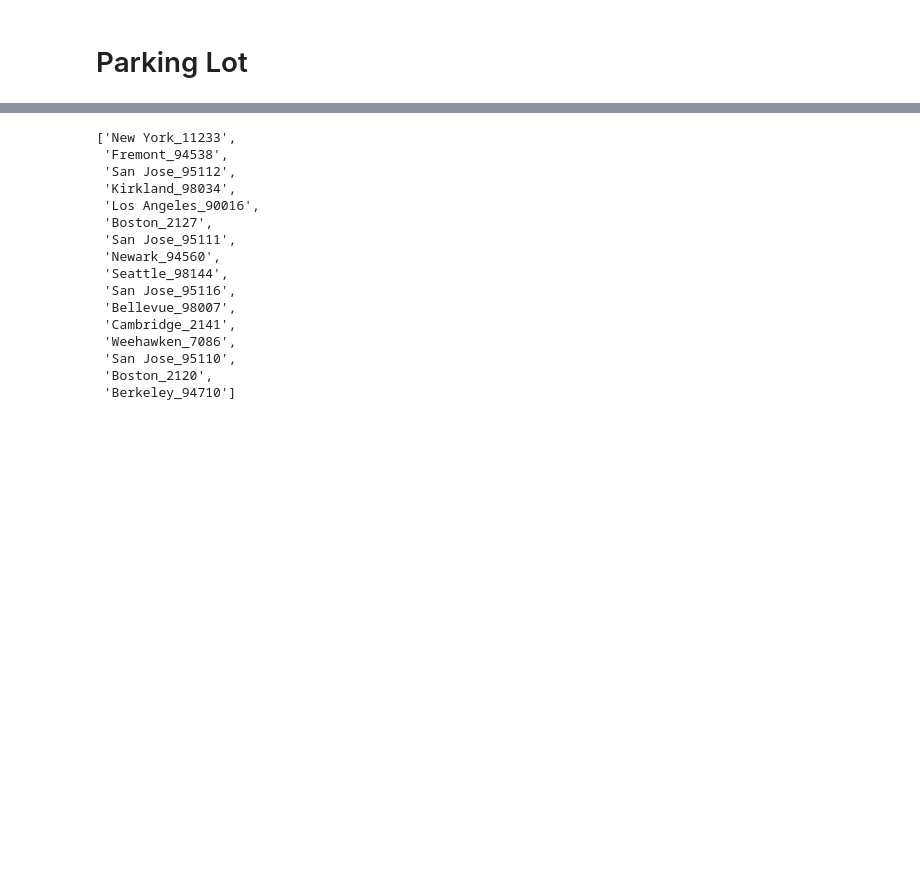
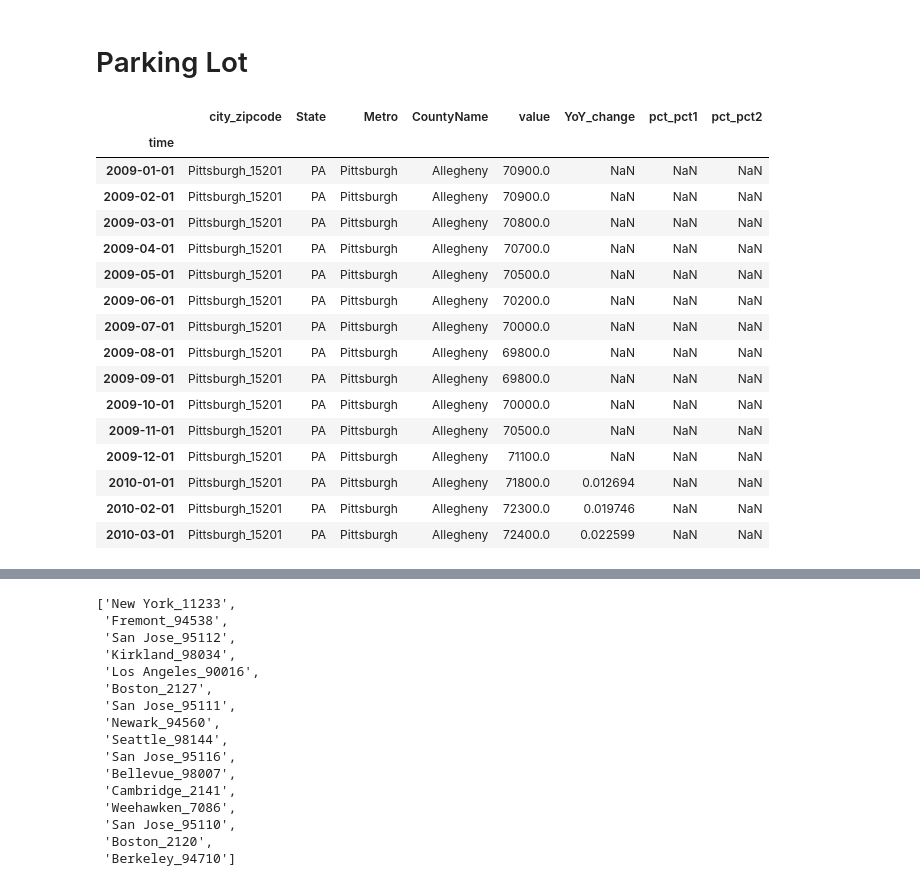
Before and after one commit to rab175/dsc-mod-4-project-online-ds-pt-071519, a Jupyter notebook: Mod 4 Project Notebook.ipynb, the cells around one changed output, grey strips where cells are left out. Cells and saved outputs as stored; diff of their text form; code cells hidden in the pictures; blank space fills up the shorter version.

```diff
--- a/Mod 4 Project Notebook.ipynb
+++ b/Mod 4 Project Notebook.ipynb
@@ -746,2 +746,25 @@ plot_avg_YoY(top_med_ts)
 # %% [markdown]
 # Parking Lot
+# %%
+tester = top_low_ts['Pittsburgh_15201']
+tester['pct_pct1'] = tester['YoY_change'].diff(periods=3)
+tester['pct_pct2'] = tester['YoY_change'].diff(periods=12)
+tester.head(15)
+# %% [output]
+|  | city_zipcode | State | Metro | CountyName | value | YoY_change | pct_pct1 | pct_pct2 |
+| time |  |  |  |  |  |  |  |  |
+| 2009-01-01 | Pittsburgh_15201 | PA | Pittsburgh | Allegheny | 70900.0 | NaN | NaN | NaN |
+| 2009-02-01 | Pittsburgh_15201 | PA | Pittsburgh | Allegheny | 70900.0 | NaN | NaN | NaN |
+| 2009-03-01 | Pittsburgh_15201 | PA | Pittsburgh | Allegheny | 70800.0 | NaN | NaN | NaN |
+| 2009-04-01 | Pittsburgh_15201 | PA | Pittsburgh | Allegheny | 70700.0 | NaN | NaN | NaN |
+| 2009-05-01 | Pittsburgh_15201 | PA | Pittsburgh | Allegheny | 70500.0 | NaN | NaN | NaN |
+| 2009-06-01 | Pittsburgh_15201 | PA | Pittsburgh | Allegheny | 70200.0 | NaN | NaN | NaN |
+| 2009-07-01 | Pittsburgh_15201 | PA | Pittsburgh | Allegheny | 70000.0 | NaN | NaN | NaN |
+| 2009-08-01 | Pittsburgh_15201 | PA | Pittsburgh | Allegheny | 69800.0 | NaN | NaN | NaN |
+| 2009-09-01 | Pittsburgh_15201 | PA | Pittsburgh | Allegheny | 69800.0 | NaN | NaN | NaN |
+| 2009-10-01 | Pittsburgh_15201 | PA | Pittsburgh | Allegheny | 70000.0 | NaN | NaN | NaN |
+| 2009-11-01 | Pittsburgh_15201 | PA | Pittsburgh | Allegheny | 70500.0 | NaN | NaN | NaN |
+| 2009-12-01 | Pittsburgh_15201 | PA | Pittsburgh | Allegheny | 71100.0 | NaN | NaN | NaN |
+| 2010-01-01 | Pittsburgh_15201 | PA | Pittsburgh | Allegheny | 71800.0 | 0.012694 | NaN | NaN |
+| 2010-02-01 | Pittsburgh_15201 | PA | Pittsburgh | Allegheny | 72300.0 | 0.019746 | NaN | NaN |
+| 2010-03-01 | Pittsburgh_15201 | PA | Pittsburgh | Allegheny | 72400.0 | 0.022599 | NaN | NaN |
```
Also changed, not shown: parts of 8 cells of this notebook.
